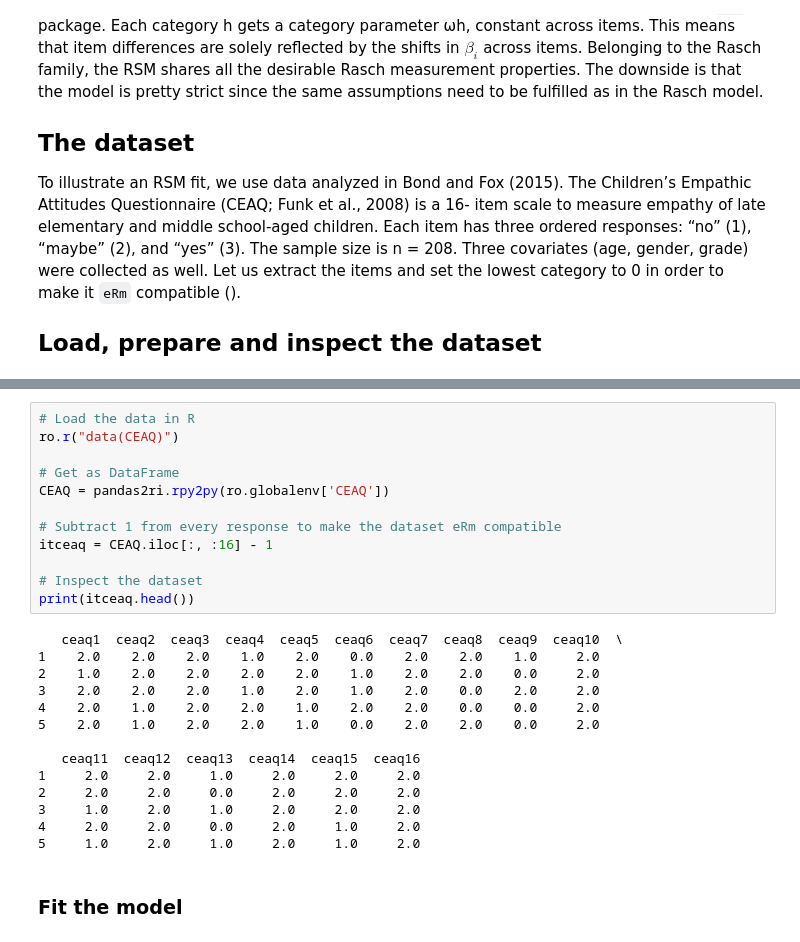
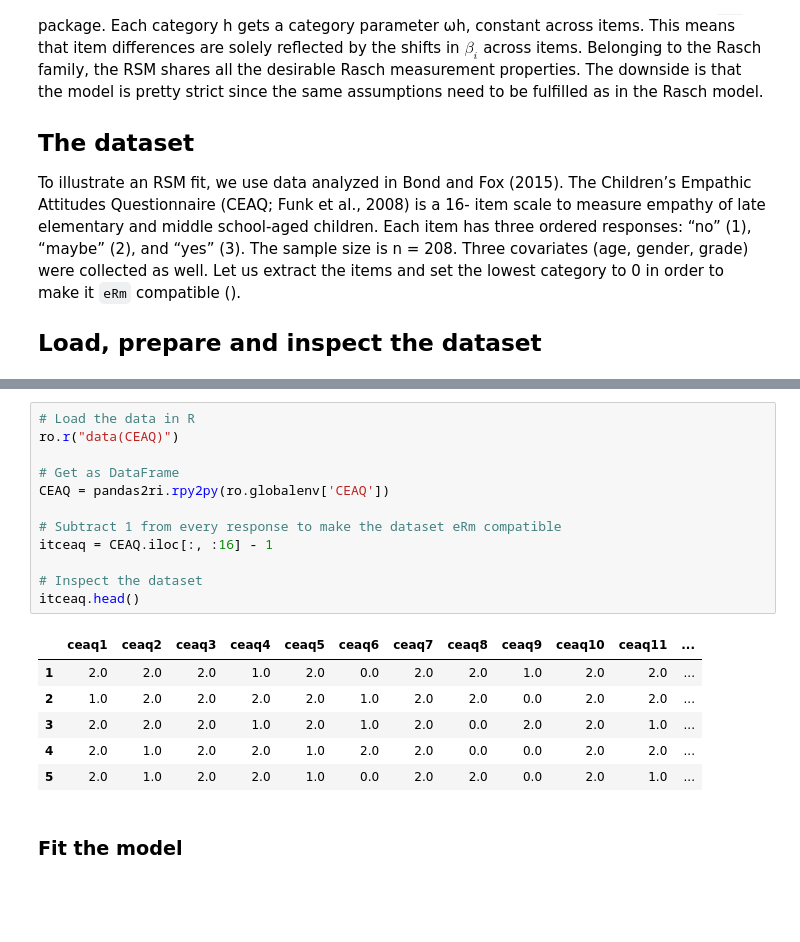
Before and after one commit to pegaseehorn/psy126, a Jupyter notebook: book/TT/7_Polythomous_IRT/1_Rating_Scale_Model.ipynb, the cells around one changed output, grey strips where cells are left out. Saved outputs shown, nothing was run; the diff lists cells and outputs as text; blank space fills up the shorter version.

```diff
--- a/book/TT/7_Polythomous_IRT/1_Rating_Scale_Model.ipynb
+++ b/book/TT/7_Polythomous_IRT/1_Rating_Scale_Model.ipynb
@@ -25,28 +50,21 @@ well. Let us extract the items and set the lowest category to 0 in order to make
 # %%
 # Load the data in R
 ro.r("data(CEAQ)")
 
 # Get as DataFrame
 CEAQ = pandas2ri.rpy2py(ro.globalenv['CEAQ'])
 
 # Subtract 1 from every response to make the dataset eRm compatible
 itceaq = CEAQ.iloc[:, :16] - 1
 
 # Inspect the dataset
-print(itceaq.head())
+itceaq.head()
 # %% [output]
-   ceaq1  ceaq2  ceaq3  ceaq4  ceaq5  ceaq6  ceaq7  ceaq8  ceaq9  ceaq10  \
-1    2.0    2.0    2.0    1.0    2.0    0.0    2.0    2.0    1.0     2.0
-2    1.0    2.0    2.0    2.0    2.0    1.0    2.0    2.0    0.0     2.0
-3    2.0    2.0    2.0    1.0    2.0    1.0    2.0    0.0    2.0     2.0
-4    2.0    1.0    2.0    2.0    1.0    2.0    2.0    0.0    0.0     2.0
-5    2.0    1.0    2.0    2.0    1.0    0.0    2.0    2.0    0.0     2.0
-
-   ceaq11  ceaq12  ceaq13  ceaq14  ceaq15  ceaq16
-1     2.0     2.0     1.0     2.0     2.0     2.0
-2     2.0     2.0     0.0     2.0     2.0     2.0
-3     1.0     2.0     1.0     2.0     2.0     2.0
-4     2.0     2.0     0.0     2.0     1.0     2.0
-5     1.0     2.0     1.0     2.0     1.0     2.0
+|  | ceaq1 | ceaq2 | ceaq3 | ceaq4 | ceaq5 | ceaq6 | ceaq7 | ceaq8 | ceaq9 | ceaq10 | ceaq11 | ... |
+| 1 | 2.0 | 2.0 | 2.0 | 1.0 | 2.0 | 0.0 | 2.0 | 2.0 | 1.0 | 2.0 | 2.0 | ... |
+| 2 | 1.0 | 2.0 | 2.0 | 2.0 | 2.0 | 1.0 | 2.0 | 2.0 | 0.0 | 2.0 | 2.0 | ... |
+| 3 | 2.0 | 2.0 | 2.0 | 1.0 | 2.0 | 1.0 | 2.0 | 0.0 | 2.0 | 2.0 | 1.0 | ... |
+| 4 | 2.0 | 1.0 | 2.0 | 2.0 | 1.0 | 2.0 | 2.0 | 0.0 | 0.0 | 2.0 | 2.0 | ... |
+| 5 | 2.0 | 1.0 | 2.0 | 2.0 | 1.0 | 0.0 | 2.0 | 2.0 | 0.0 | 2.0 | 1.0 | ... |
 # %% [markdown]
 ### Fit the model
```
Also changed, not shown: parts of 24 cells of this notebook.
